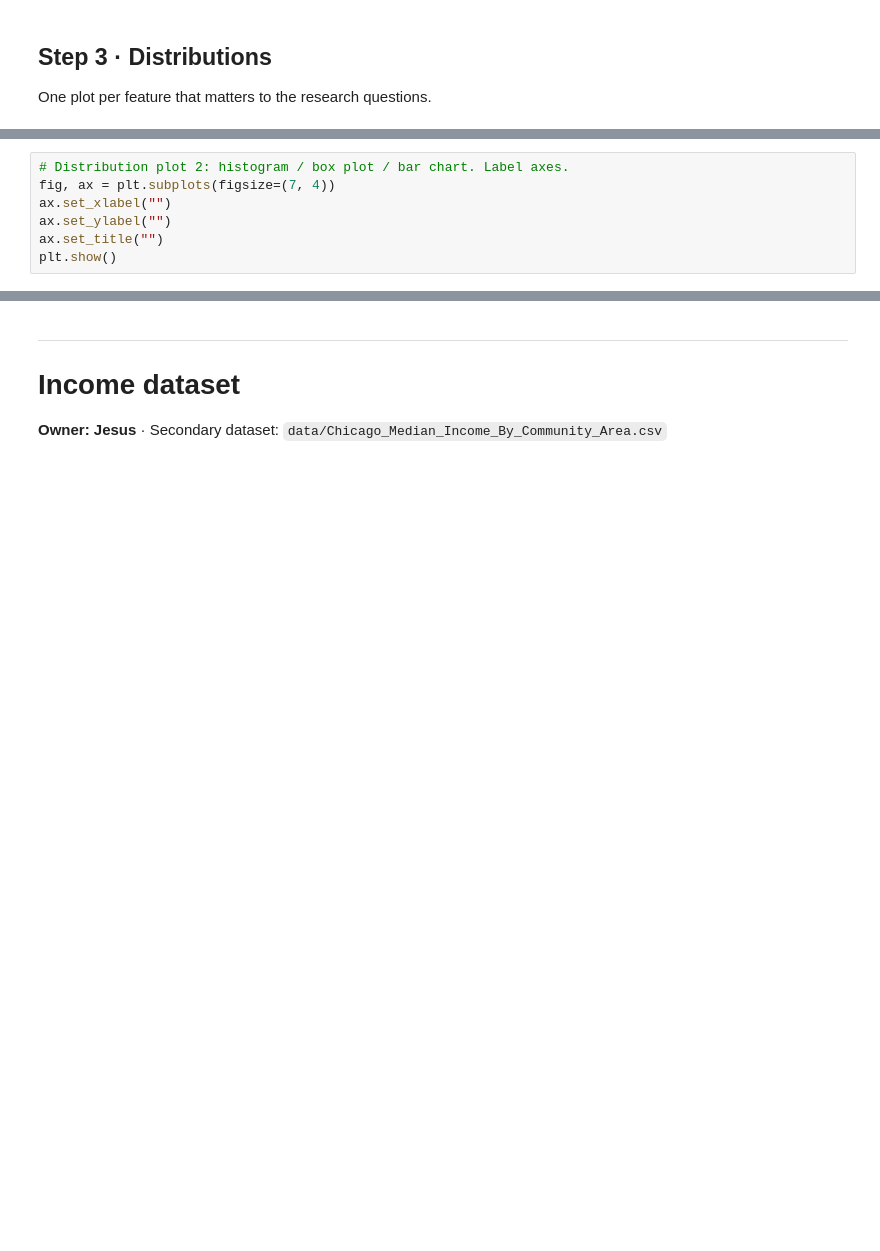
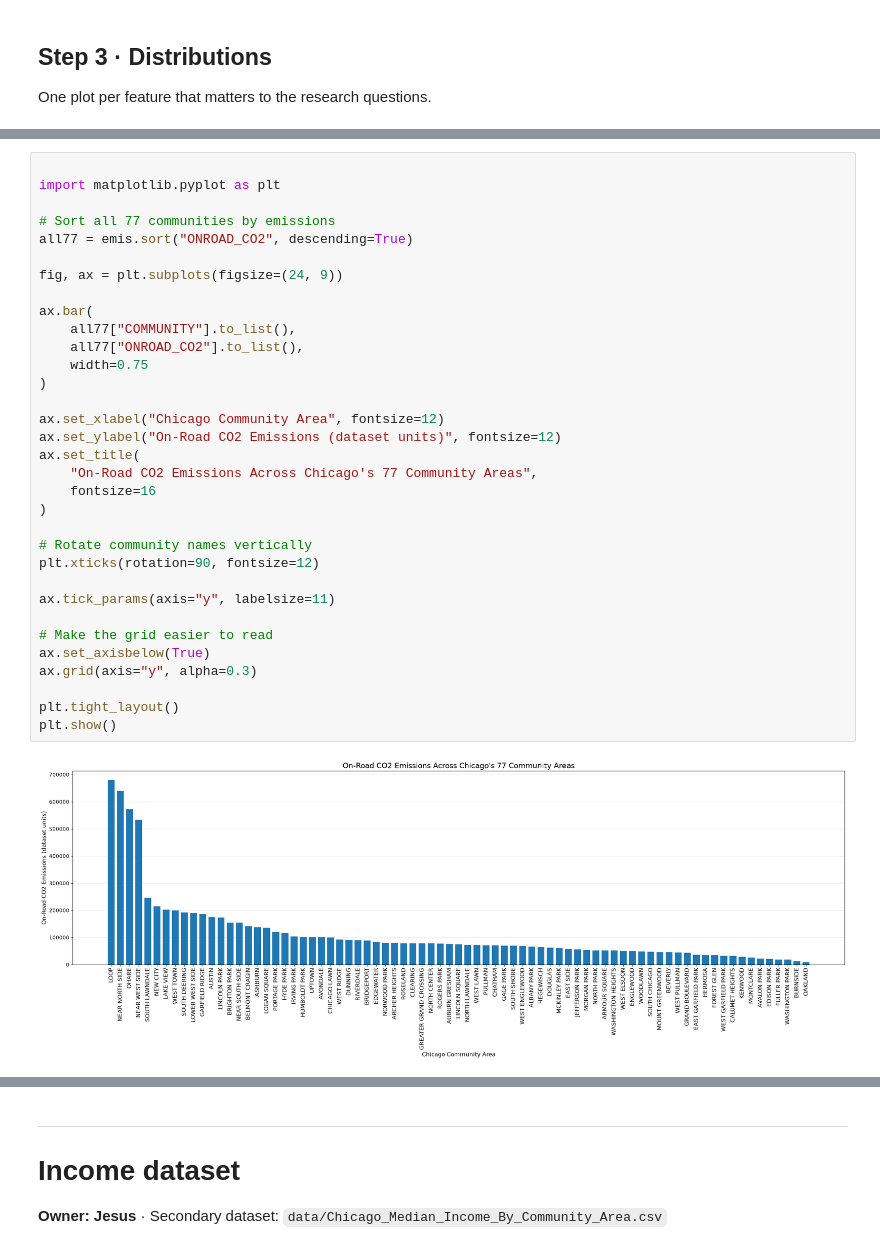
Before and after one commit to doctorplatypus/Socioeconomic-Health-Disparities, a Jupyter notebook: eda.ipynb, the cells around one changed output, grey strips where cells are left out. Drawn from its saved outputs; the diff is of its cells as text; blank space fills up the shorter version.

Commit message:
Add Auon emissions EDA and correlation analysis

```diff
--- a/eda.ipynb
+++ b/eda.ipynb
@@ -393,8 +635,36 @@ plt.show()
 # %%
-# Distribution plot 2: histogram / box plot / bar chart. Label axes.
-fig, ax = plt.subplots(figsize=(7, 4))
-ax.set_xlabel("")
-ax.set_ylabel("")
-ax.set_title("")
+
+import matplotlib.pyplot as plt
+
+# Sort all 77 communities by emissions
+all77 = emis.sort("ONROAD_CO2", descending=True)
+
+fig, ax = plt.subplots(figsize=(24, 9))
+
+ax.bar(
+    all77["COMMUNITY"].to_list(),
+    all77["ONROAD_CO2"].to_list(),
+    width=0.75
+)
+
+ax.set_xlabel("Chicago Community Area", fontsize=12)
+ax.set_ylabel("On-Road CO2 Emissions (dataset units)", fontsize=12)
+ax.set_title(
+    "On-Road CO2 Emissions Across Chicago's 77 Community Areas",
+    fontsize=16
+)
+
+# Rotate community names vertically
+plt.xticks(rotation=90, fontsize=12)
+
+ax.tick_params(axis="y", labelsize=11)
+
+# Make the grid easier to read
+ax.set_axisbelow(True)
+ax.grid(axis="y", alpha=0.3)
+
+plt.tight_layout()
 plt.show()
+# %% [output]
+[figure, added]
 # %% [markdown]
```
Also changed, not shown: parts of 26 cells of this notebook.
